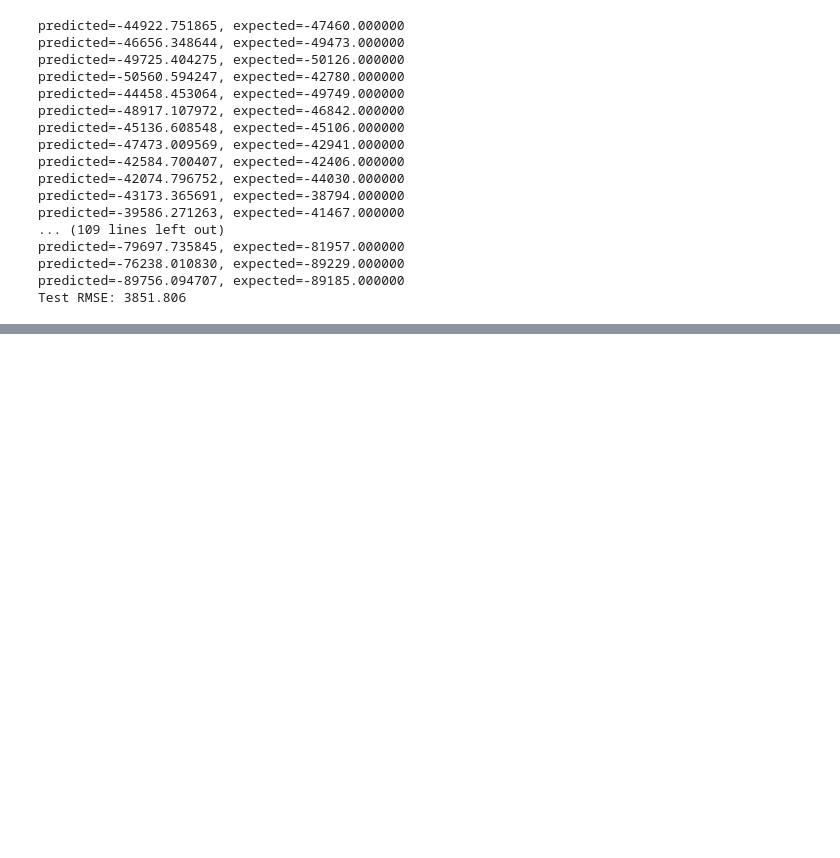
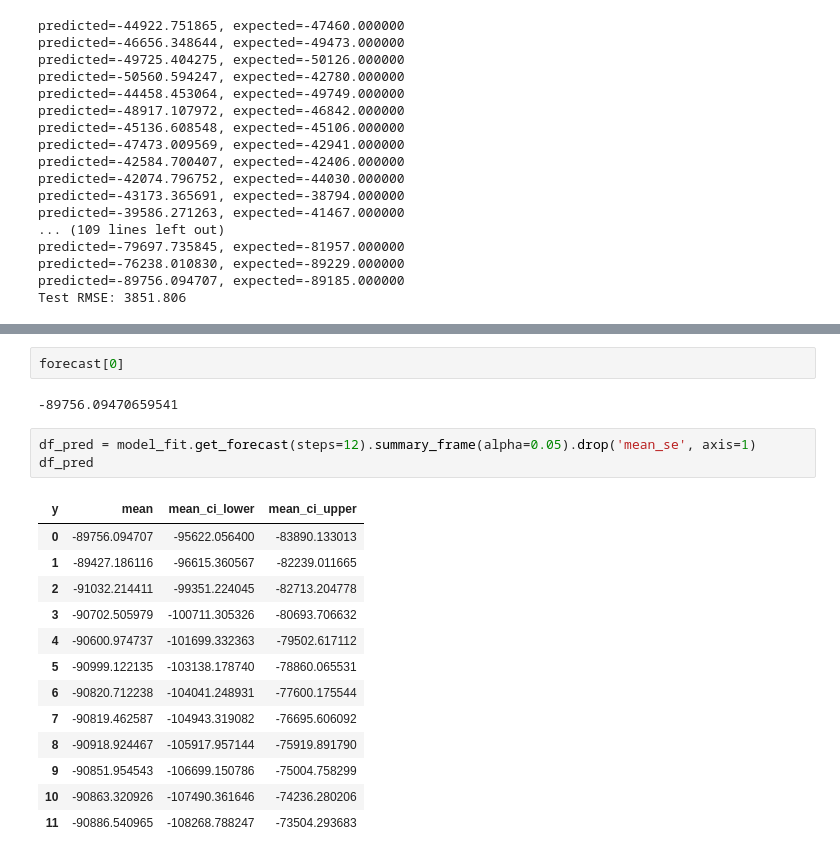
Before and after one commit to AGoyal0512/Trade-Balance-Forecasting, a Jupyter notebook: Project Report.ipynb, the cells around one changed output, grey strips where cells are left out. Cells and saved outputs as stored; diff of their text form; blank space fills up the shorter version.

```diff
--- a/Project Report.ipynb
+++ b/Project Report.ipynb
@@ -275,0 +285,21 @@ plt.show()
+# %%
+forecast[0]
+# %% [output]
+-89756.09470659541
+# %%
+df_pred = model_fit.get_forecast(steps=12).summary_frame(alpha=0.05).drop('mean_se', axis=1)
+df_pred
+# %% [output]
+| y | mean | mean_ci_lower | mean_ci_upper |
+| 0 | -89756.094707 | -95622.056400 | -83890.133013 |
+| 1 | -89427.186116 | -96615.360567 | -82239.011665 |
+| 2 | -91032.214411 | -99351.224045 | -82713.204778 |
+| 3 | -90702.505979 | -100711.305326 | -80693.706632 |
+| 4 | -90600.974737 | -101699.332363 | -79502.617112 |
+| 5 | -90999.122135 | -103138.178740 | -78860.065531 |
+| 6 | -90820.712238 | -104041.248931 | -77600.175544 |
+| 7 | -90819.462587 | -104943.319082 | -76695.606092 |
+| 8 | -90918.924467 | -105917.957144 | -75919.891790 |
+| 9 | -90851.954543 | -106699.150786 | -75004.758299 |
+| 10 | -90863.320926 | -107490.361646 | -74236.280206 |
+| 11 | -90886.540965 | -108268.788247 | -73504.293683 |
```
Also changed, not shown: parts of 10 cells of this notebook.
